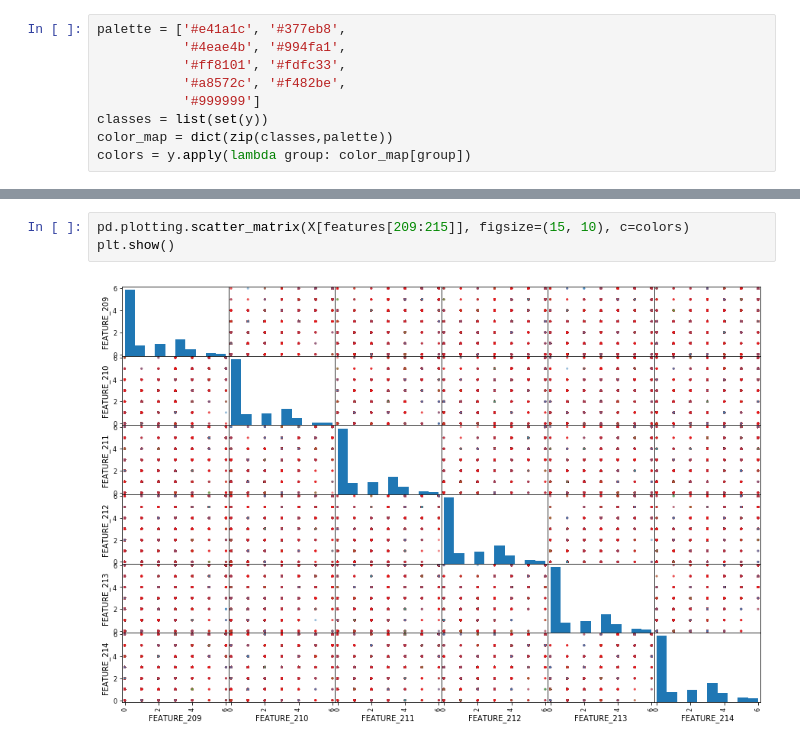
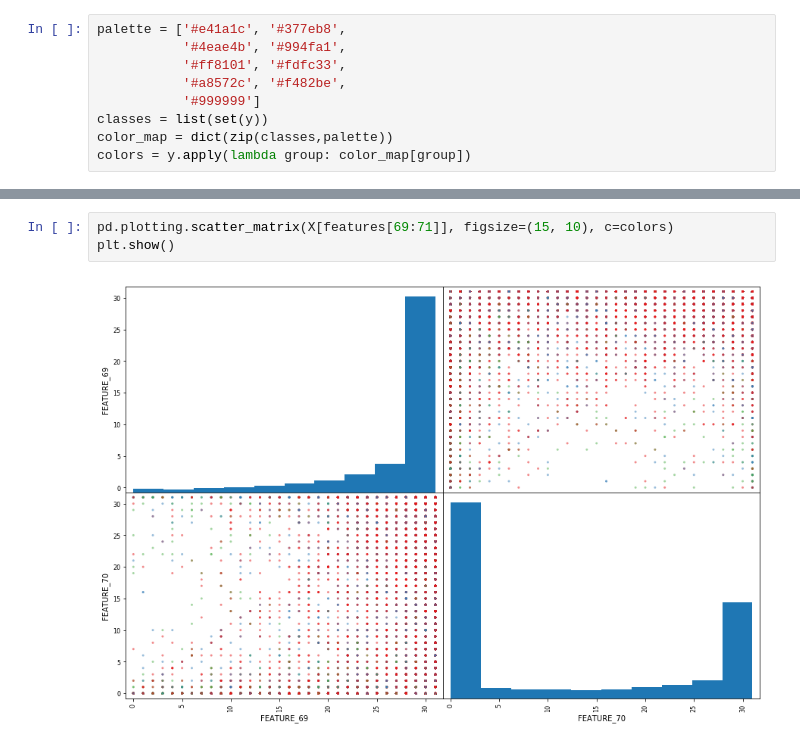
Before and after one commit to rtriangle/it_case_DJ, a Jupyter notebook: Untitled.ipynb, the cells around one changed output, grey strips where cells are left out. Drawn from its saved outputs; the diff is of its cells as text.

```diff
--- a/Untitled.ipynb
+++ b/Untitled.ipynb
@@ -114,5 +150,5 @@ colors = y.apply(lambda group: color_map[group])
 # %%
-pd.plotting.scatter_matrix(X[features[209:215]], figsize=(15, 10), c=colors)
+pd.plotting.scatter_matrix(X[features[69:71]], figsize=(15, 10), c=colors)
 plt.show()
 # %% [output]
-[figure, old version]
+[figure, new version]
```
Also changed, not shown: parts of 22 cells of this notebook, 1 other file.
